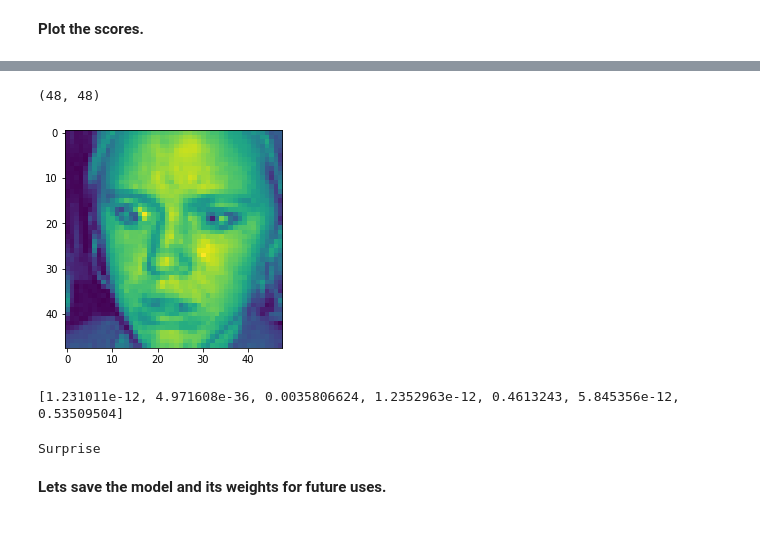
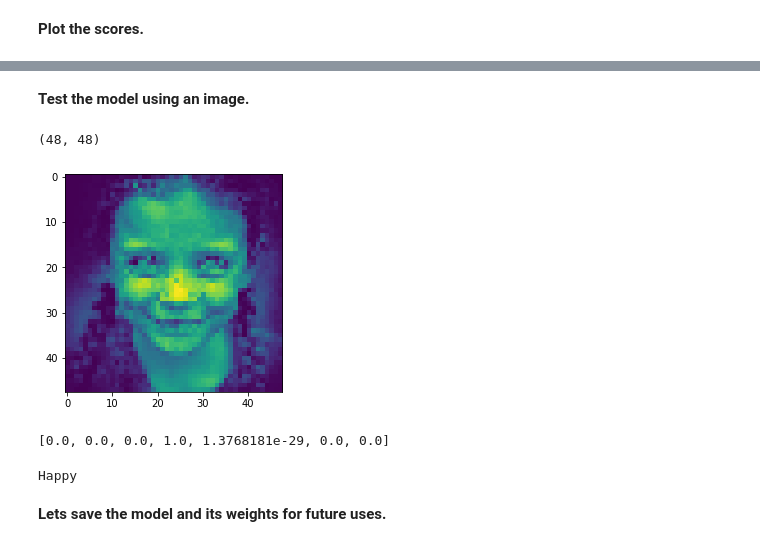
Before and after one commit to anishjohnson/Face-Emotion-Recognition, a Jupyter notebook: face-emotion-recognition-anish-johnson.ipynb, the cells around one changed output, grey strips where cells are left out. Saved outputs shown, nothing was run; the diff lists cells and outputs as text; code cells hidden in the pictures.

```diff
--- a/face-emotion-recognition-anish-johnson.ipynb
+++ b/face-emotion-recognition-anish-johnson.ipynb
@@ -245,11 +249,13 @@ plt.show()
+# %% [markdown]
+**Test the model using an image.**
 # %%
-img = image.load_img("../input/fer2013/test/surprise/PrivateTest_14290563.jpg",target_size = (48,48),color_mode = "grayscale")
+img = image.load_img("../input/testsub/test_sub.png",target_size = (48,48),color_mode = "grayscale")
 img = np.array(img)
 plt.imshow(img)
 print(img.shape)
 # %% [output]
 (48, 48)
-[figure, old version]
+[figure, new version]
 # %%
 img = np.expand_dims(img,axis = 0) #makes image shape (1,48,48)
 img = img.reshape(1,48,48,1)
@@ -257,7 +263,7 @@ result = model.predict(img)
 result = list(result[0])
 print(result)
 # %% [output]
-[1.231011e-12, 4.971608e-36, 0.0035806624, 1.2352963e-12, 0.4613243, 5.845356e-12, 0.53509504]
+[0.0, 0.0, 0.0, 1.0, 1.3768181e-29, 0.0, 0.0]
 # %%
 emotion_dict = {0:'Angry',1:'Disgust',2:'Fear',3:'Happy',4:'Neutral',5:'Sad',6:'Surprise'}
 # %%
@@ -265,7 +271,7 @@ img_index = result.index(max(result))
 print(label_dict[img_index])
 plt.show()
 # %% [output]
-Surprise
+Happy
 # %% [markdown]
 **Lets save the model and its weights for future uses.**
 # %%
```
Also changed, not shown: parts of 6 cells of this notebook.
